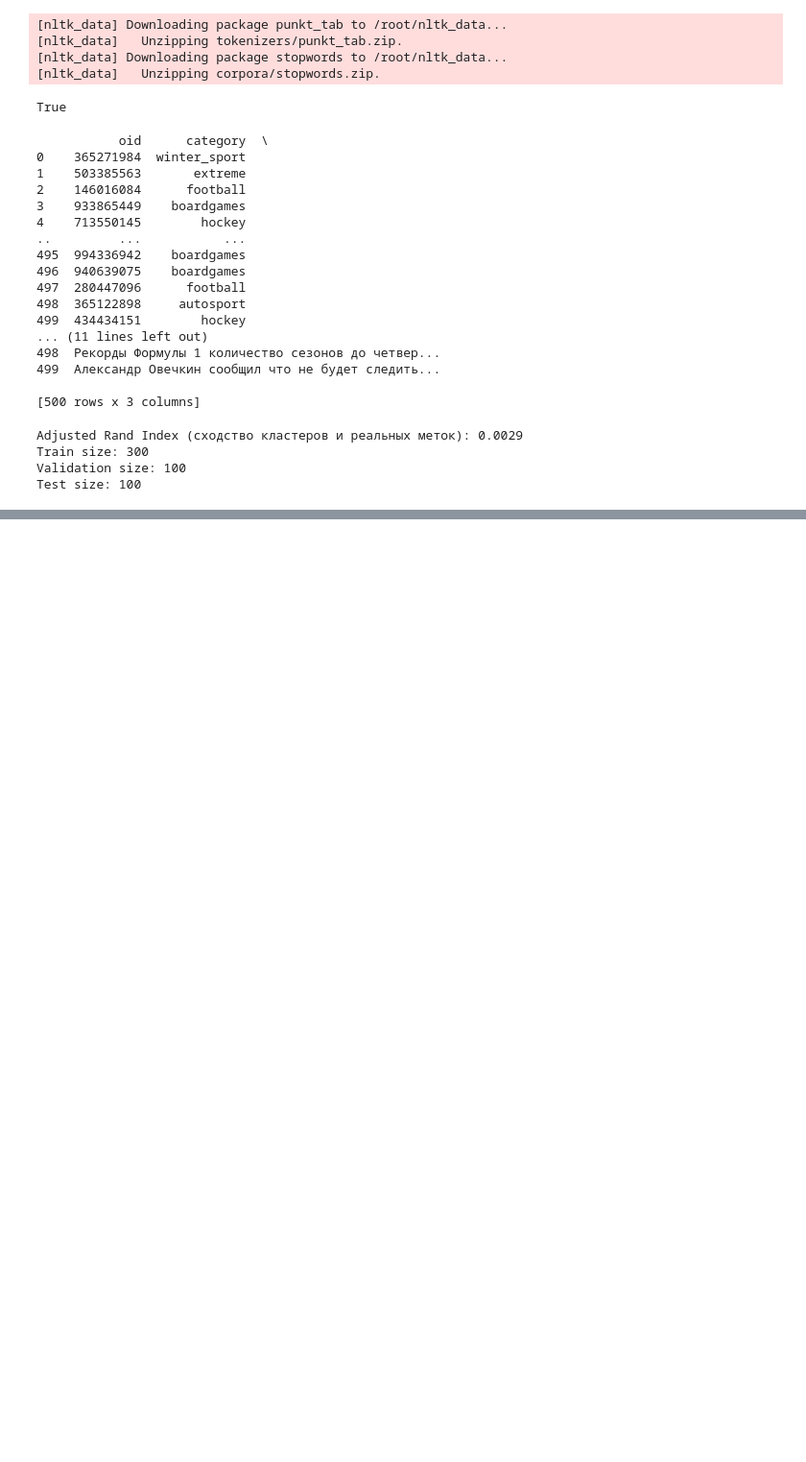
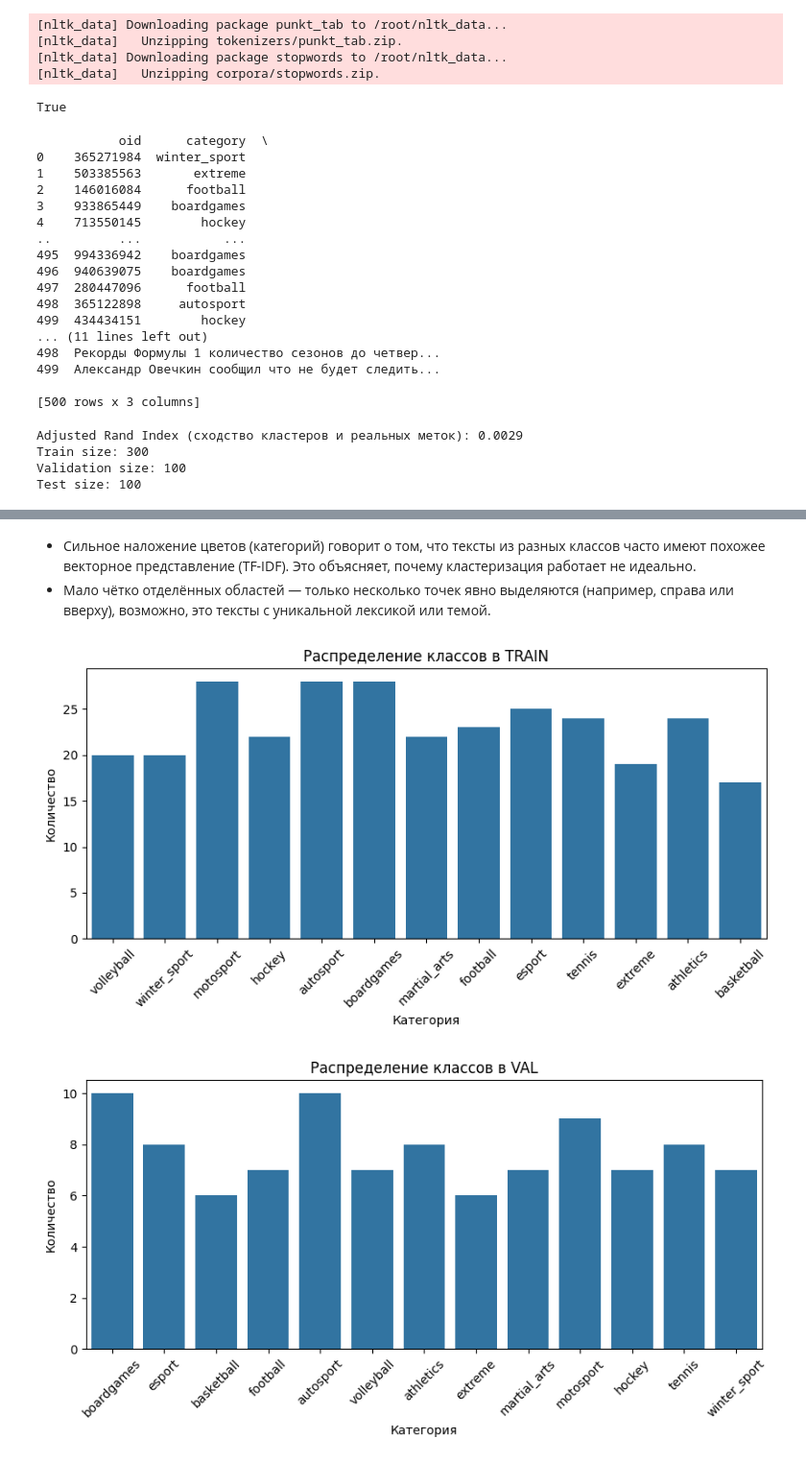
Before and after one commit to kand11/MfPSI, a Jupyter notebook: Task4.ipynb, the cells around one changed output, grey strips where cells are left out. Shown: that part at 96% size. Saved outputs shown, nothing was run; the diff lists cells and outputs as text; code cells hidden in the pictures; blank space fills up the shorter version.

```diff
--- a/Task4.ipynb
+++ b/Task4.ipynb
@@ -147,0 +180,22 @@ Test size: 100
+# %% [markdown]
+- Сильное наложение цветов (категорий) говорит о том, что тексты из разных классов часто имеют похожее векторное представление (TF-IDF). Это объясняет, почему кластеризация работает не идеально.
+- Мало чётко отделённых областей — только несколько точек явно выделяются (например, справа или вверху), возможно, это тексты с уникальной лексикой или темой.
+# %%
+import matplotlib.pyplot as plt
+import seaborn as sns
+
+def plot_class_distribution(y, title):
+    plt.figure(figsize=(10, 4))
+    sns.countplot(x=y)
+    plt.title(title)
+    plt.xlabel('Категория')
+    plt.ylabel('Количество')
+    plt.xticks(rotation=45)
+    plt.show()
+
+plot_class_distribution(y_train, "Распределение классов в TRAIN")
+plot_class_distribution(y_val, "Распределение классов в VAL")
+plot_class_distribution(y_test, "Распределение классов в TEST")
+# %% [output]
+[figure, added]
+[figure, added]
```
Also changed, not shown: parts of 7 cells of this notebook.
